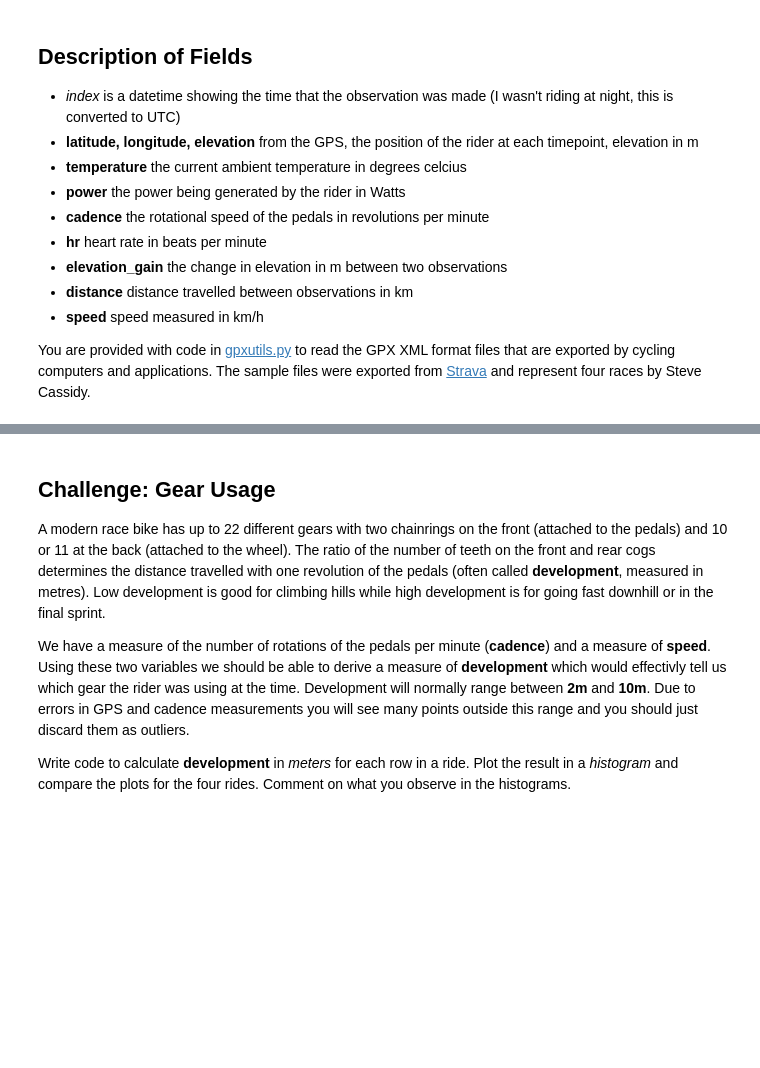
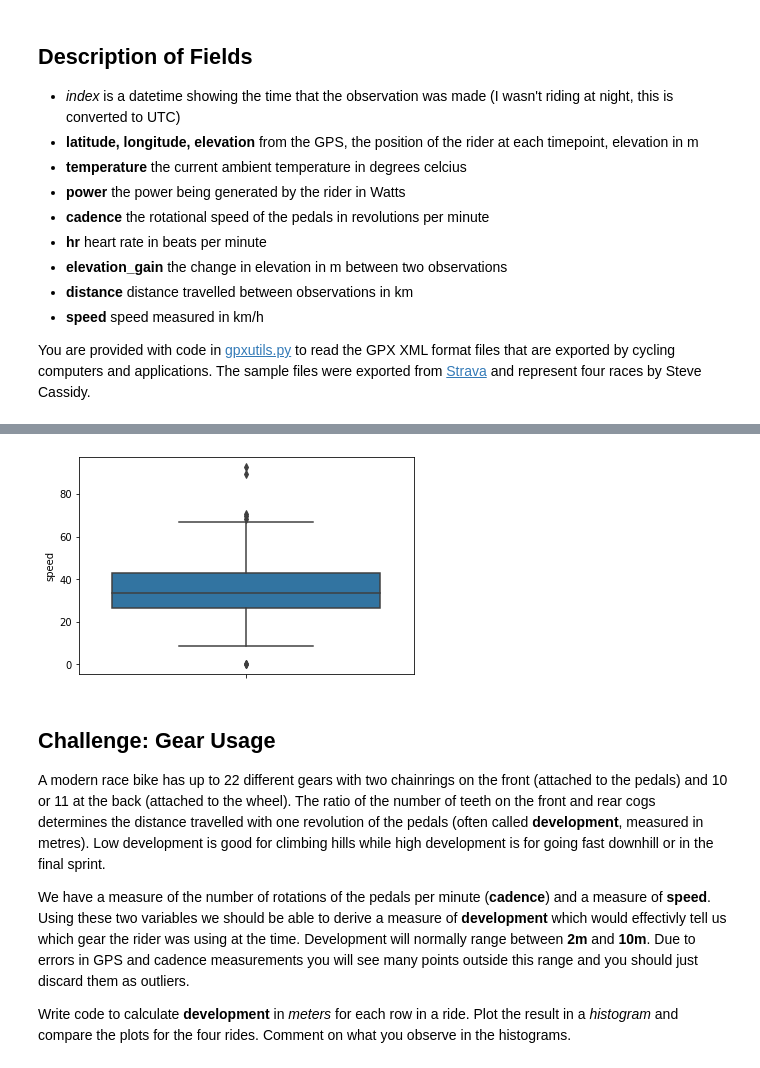
Before and after one commit to walthersy/DataScience-Portfolio, a Jupyter notebook: Portfolio 1.ipynb, the cells around one changed output, grey strips where cells are left out. Cells and saved outputs as stored; diff of their text form; code cells hidden in the pictures; blank space fills up the shorter version.

```diff
--- a/Portfolio 1.ipynb
+++ b/Portfolio 1.ipynb
@@ -54,3 +84,10 @@ rr_2016.head()
+# %%
+import seaborn as sns
+
+# Make boxplots for all datasets
+ax = sns.boxplot(data=rr_2016,y='speed')
+# %% [output]
+[figure, added]
 # %% [markdown]
 ## Challenge: Gear Usage
 
```
Also changed, not shown: parts of 3 cells of this notebook.
